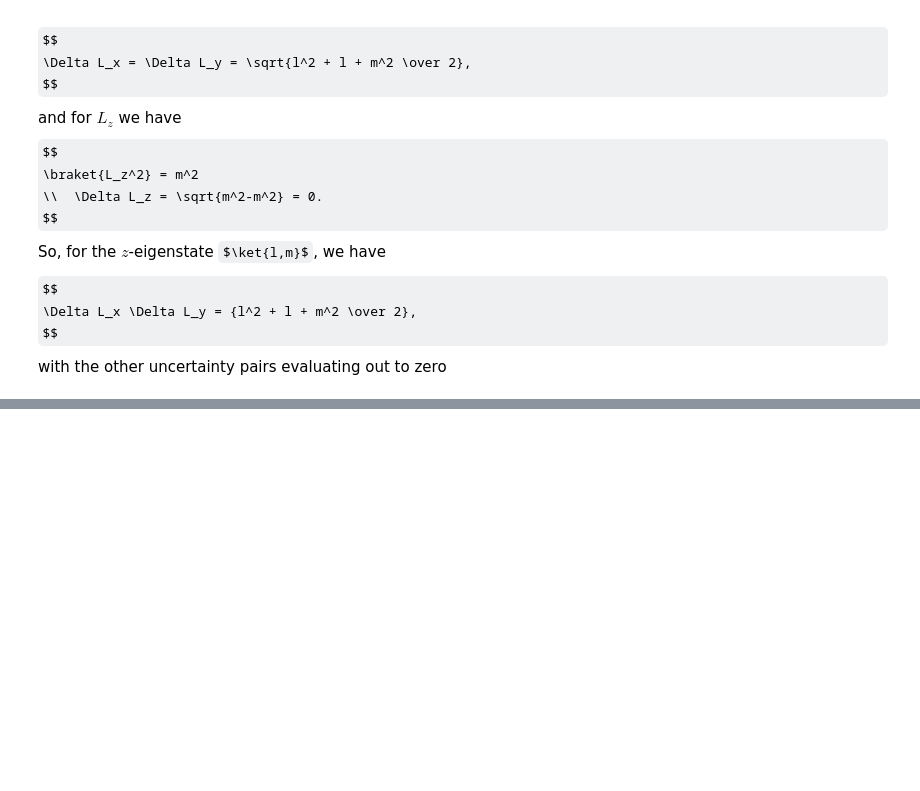
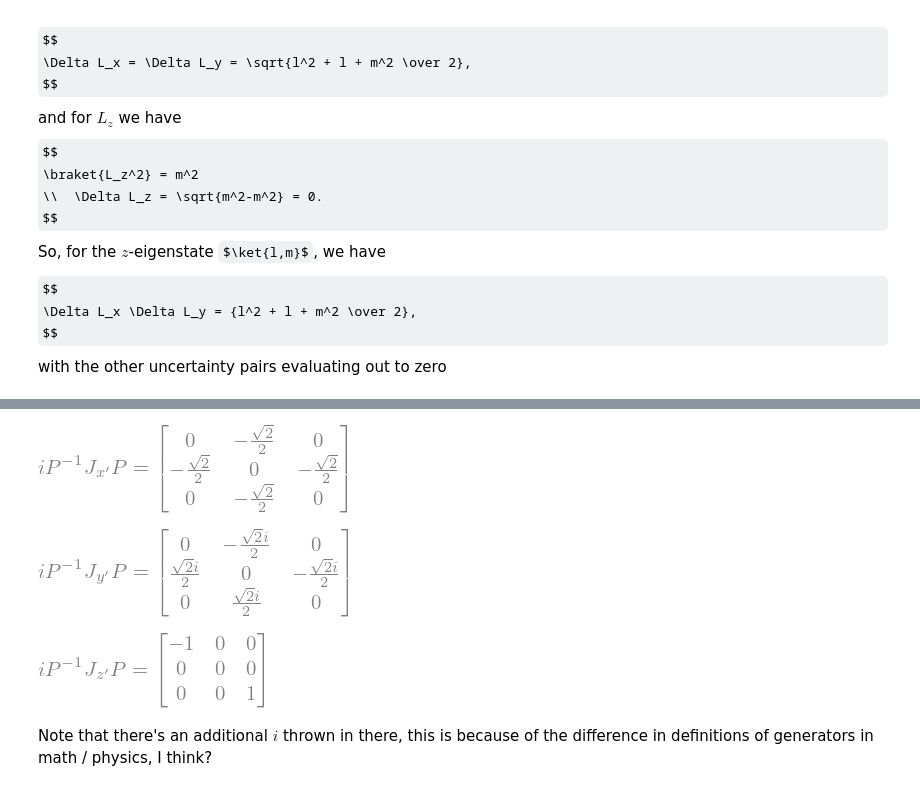
Before and after one commit to andrew-koren/IIT-Physics-Grad, a Jupyter notebook: 26_SS/Phys510/hw3.ipynb, the cells around one changed output, grey strips where cells are left out. Saved outputs shown, nothing was run; the diff lists cells and outputs as text; code cells hidden in the pictures; some formulas as TeX source; blank space fills up the shorter version.

```diff
--- a/26_SS/Phys510/hw3.ipynb
+++ b/26_SS/Phys510/hw3.ipynb
@@ -80,0 +249,22 @@ with the other uncertainty pairs evaluating out to zero
+# %%
+from sympy import *
+P = Matrix([[-1/sqrt(2),I/sqrt(2),0],
+            [0,         0,        1],
+            [ 1/sqrt(2),I/sqrt(2),0]]).T
+Pinv = P.H
+Psymb = MatrixSymbol('P', 3, 3)
+Jxyz_symb = [MatrixSymbol(x, 3, 3) for x in ['J_x\'', 'J_y\'', 'J_z\'']]
+
+Jxp = Matrix([[0, 0, 0],[ 0, 0, 1],[0,-1, 0]])
+Jyp = Matrix([[0, 0,-1],[ 0, 0, 0],[1, 0, 0]])
+Jzp = Matrix([[0, 1, 0],[-1, 0, 0],[0, 0, 0]])
+
+display(Eq(I*Psymb.inverse()*Jxyz_symb[0]*Psymb, -I*(Pinv * Jxp * P)))
+display(Eq(I*Psymb.inverse()*Jxyz_symb[1]*Psymb, -I*(Pinv * Jyp * P)))
+display(Eq(I*Psymb.inverse()*Jxyz_symb[2]*Psymb, -I*(Pinv * Jzp * P)))
+# %% [output]
+[figure, added]
+[figure, added]
+[figure, added]
+# %% [markdown]
+Note that there's an additional $i$ thrown in there, this is because of the difference in definitions of generators in math / physics, I think?
```
Also changed, not shown: parts of 7 cells of this notebook.
